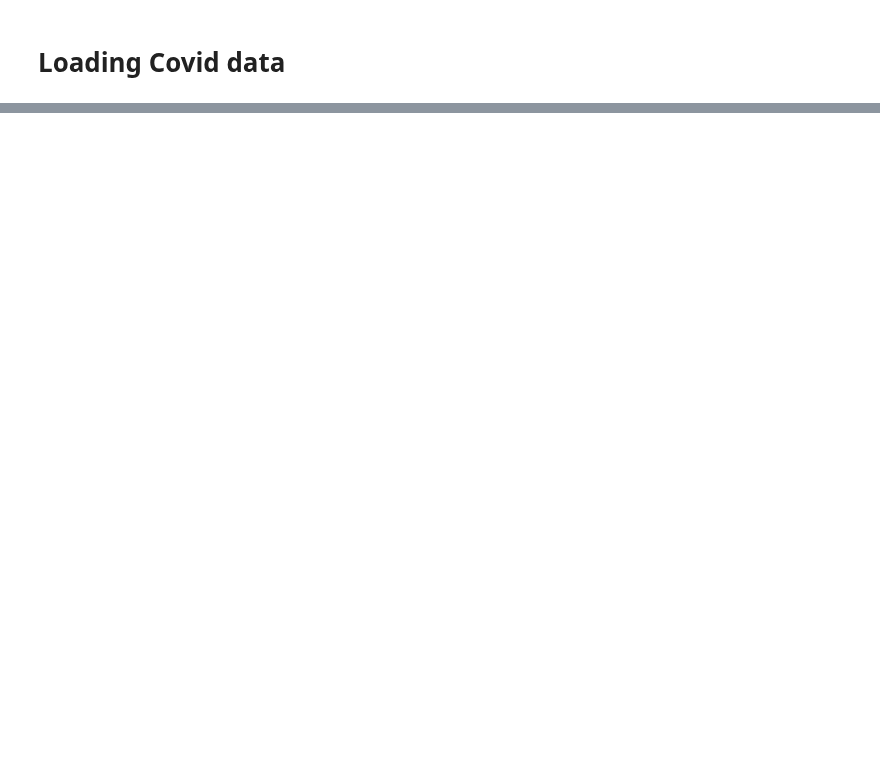
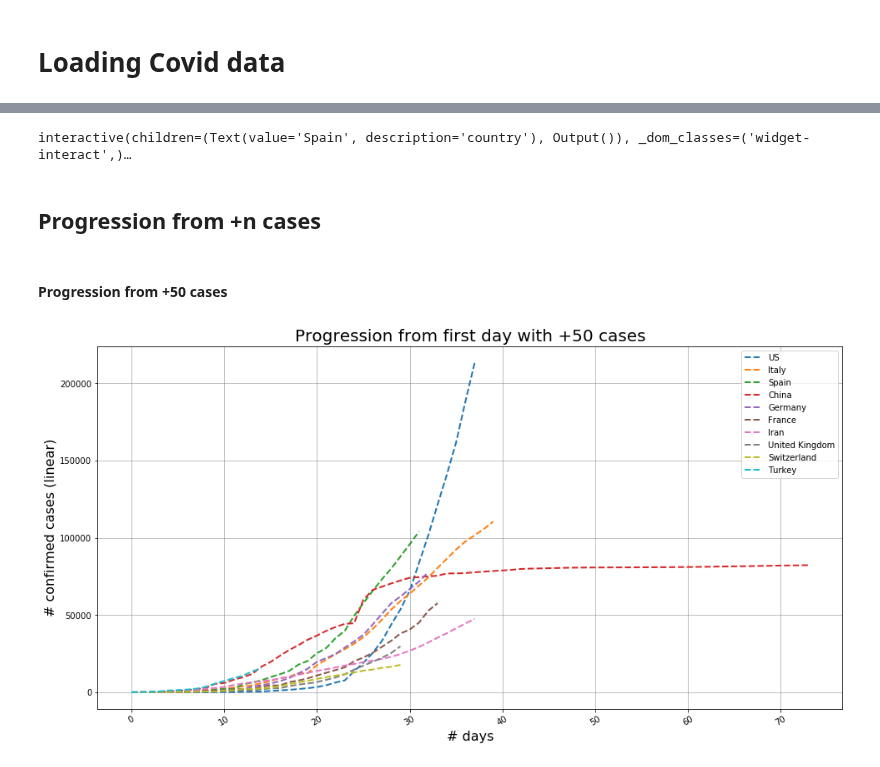
Before and after one commit to jgdelrio/covid-data, a Jupyter notebook: notebooks/load_data_example.ipynb, the cells around one changed output, grey strips where cells are left out. Drawn from its saved outputs; the diff is of its cells as text; code cells hidden in the pictures; blank space fills up the shorter version.

Commit message:
Improved notebook. Graphs for total cases and progression from day with n cases. Updated data.

```diff
--- a/notebooks/load_data_example.ipynb
+++ b/notebooks/load_data_example.ipynb
@@ -129,0 +132,21 @@ from ipywidgets import *
+# %%
+@interact(country='Spain')
+def country_plot(country=countries_list):
+
+    df = get_country_from_dict(global_dict, country)
+    # Get the new cases per day
+    df = df.diff(1)
+
+    column = [('confirmed', 'blue'), ('dead', 'red'), ('recovered', 'green')]
+    fig, ax = plt.subplots(figsize=(16, 4), ncols=3)     # , sharey='all'
+
+    for idx, x in enumerate(ax):
+        x.bar(df.index, df[column[idx][0]], color=column[idx][1])
+        x.grid(color='grey', linestyle='-', linewidth=0.5)
+        x.set_title(f"{country} {column[idx][0]}", fontsize=14);
+        x.tick_params(axis='x', rotation=65)
+        x.set_xlabel("Date")
+# %% [output]
+interactive(children=(Text(value='Spain', description='country'), Output()), _dom_classes=('widget-interact',)…
+# %% [markdown]
+## Progression from +n cases
@@ -130 +162,50 @@ from ipywidgets import *
+# %%
+# Normalize starting point as per selected threshold
+def normalize_data(df, threshold=50, margin=25):
+    max_day = 0
+    processing = {}
+    recompute = []
+
+    for country in df.columns:
+        processing[country] = df[country][df[country] >= threshold]
+        if processing[country][0] >= threshold * 2:
+            recompute.append(country)
+
+        new_index = np.arange(len(processing[country].index))
+        processing[country].index = new_index
+        if new_index[-1] > max_day:
+            max_day = new_index[-1]
+
+    if recompute:
+        # Adjust series that may have missing values or start for a very high number
+        countries_within_threshold = [c for c in df.columns if c not in recompute]
+        df_top = pd.concat(processing.values(), axis=1)
+
+        for r in recompute:
+            find_point = processing[r][0]
+            m = (df_top[countries_within_threshold] > find_point - margin) | \
+                (df_top[countries_within_threshold] > find_point + margin)
+            initial_row = m.sum(axis=1).to_numpy().nonzero()[0][0]
+            processing[r].index = np.arange(initial_row, len(processing[r].index) + initial_row)
+
+    return pd.concat(processing.values(), axis=1)
+# %% [markdown]
+#### Progression from +50 cases
+# %%
+THRESHOLD = 50
+df_normalized_50 = normalize_data(df_top_confirmed, threshold=THRESHOLD, margin=25)
+
+fig, ax = plt.subplots(figsize=(16, 8), ncols=1)
+
+for c in df_normalized_50.columns:
+    ax.plot(c, data=df_normalized_50, marker='', linewidth=2, linestyle='dashed', label=c)
+
+ax.grid(color='grey', linestyle='-', linewidth=0.5)
+ax.tick_params(axis='x', rotation=30)
+ax.set_xlabel('# days', fontsize=16)
+ax.set_ylabel('# confirmed cases (linear)', fontsize=16)
+ax.legend()
+ax.set_title(f"Progression from first day with +{THRESHOLD} cases", fontsize=20);
+# %% [output]
+[figure, added]
 # %%
```
Also changed, not shown: parts of 24 cells of this notebook, 3 other files.
